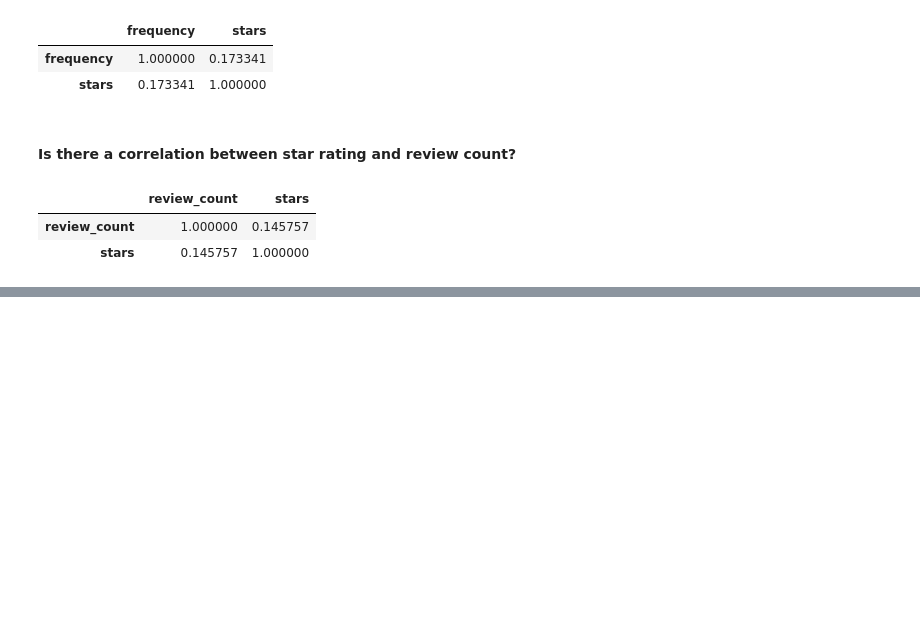
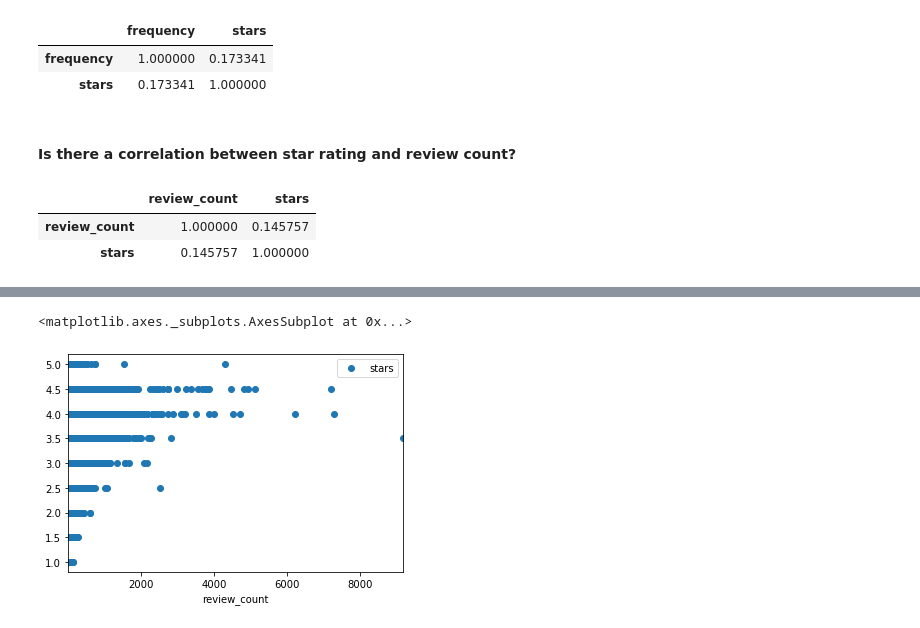
Before and after one commit to OktarianTB/predicting-business-popularity, a Jupyter notebook: popularity_metric_analysis.ipynb, the cells around one changed output, grey strips where cells are left out. Cells and saved outputs as stored; diff of their text form; code cells hidden in the pictures; blank space fills up the shorter version.

```diff
--- a/popularity_metric_analysis.ipynb
+++ b/popularity_metric_analysis.ipynb
@@ -151,0 +159,5 @@ restaurants_df[['review_count', 'stars']].corr()
+# %%
+restaurants_df.plot(x='review_count', y='stars', style='o')
+# %% [output]
+<matplotlib.axes._subplots.AxesSubplot at 0x...>
+[figure, added]
```
Also changed, not shown: parts of 2 cells of this notebook.
